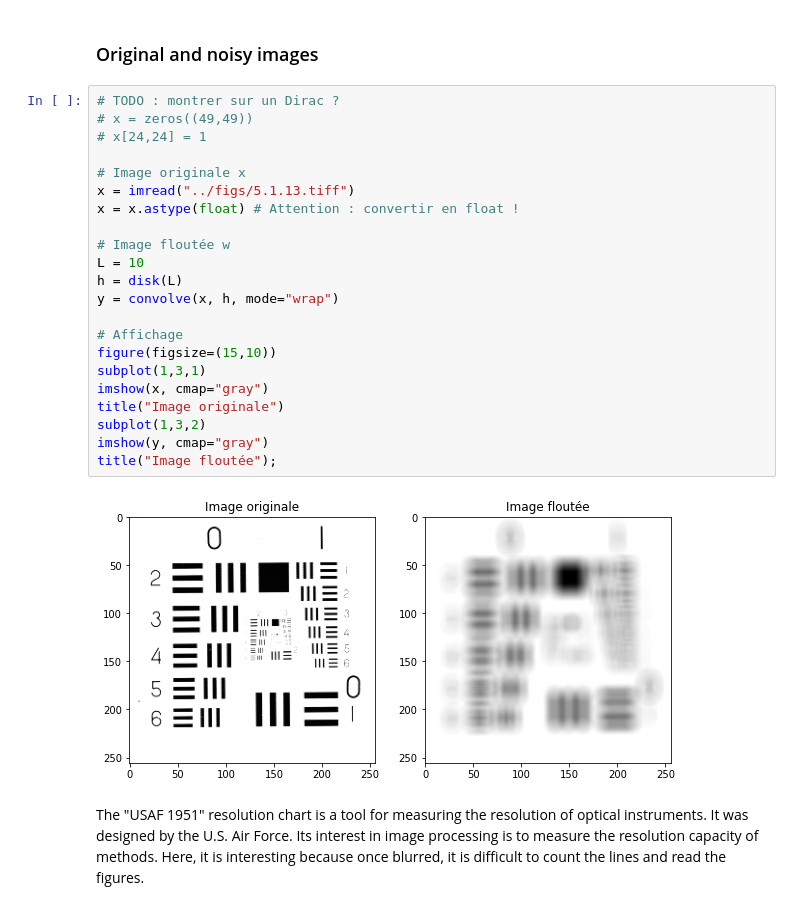
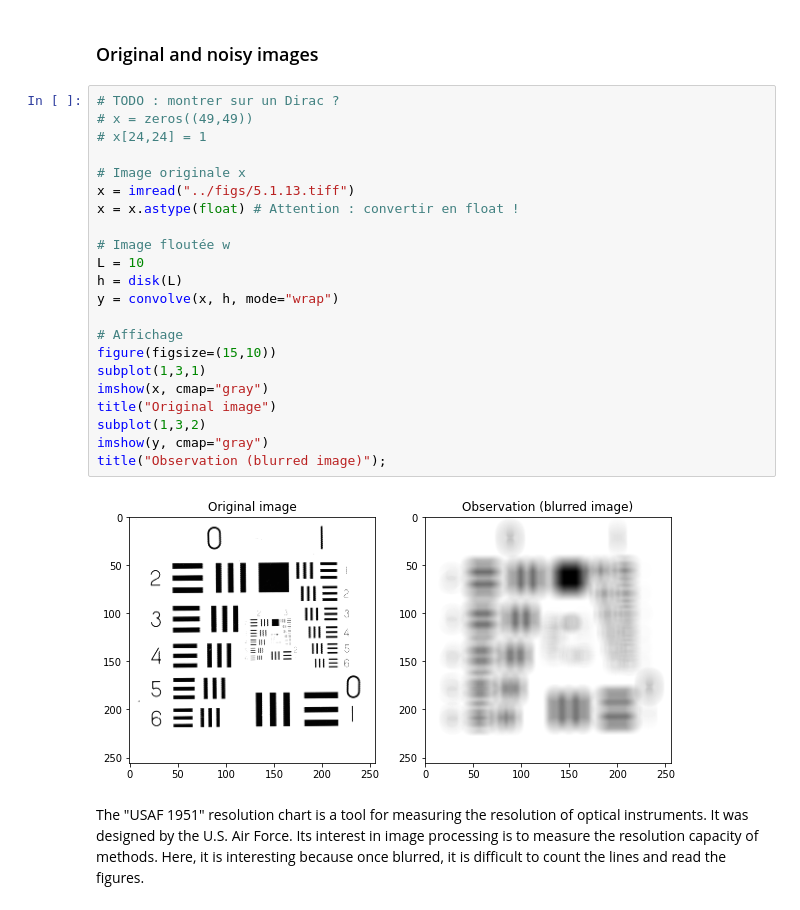
Before and after one commit to vincmazet/bip, a Jupyter notebook: _sources/labs/correc5.ipynb, the cells around one changed output. Cells and saved outputs as stored; diff of their text form.

```diff
--- a/_sources/labs/correc5.ipynb
+++ b/_sources/labs/correc5.ipynb
@@ -369,27 +389,27 @@ from matplotlib.pyplot import imshow, show, title, figure, subplot, plot, xlabel
 # %%
 # TODO : montrer sur un Dirac ?
 # x = zeros((49,49))
 # x[24,24] = 1
 
 # Image originale x
 x = imread("../figs/5.1.13.tiff")
 x = x.astype(float) # Attention : convertir en float !
 
 # Image floutée w
 L = 10
 h = disk(L)
 y = convolve(x, h, mode="wrap")
 
 # Affichage
 figure(figsize=(15,10))
 subplot(1,3,1)
 imshow(x, cmap="gray")
-title("Image originale")
+title("Original image")
 subplot(1,3,2)
 imshow(y, cmap="gray")
-title("Image floutée");
+title("Observation (blurred image)");
 # %% [output]
-[figure, old version]
+[figure, new version]
 # %% [markdown]
 The "USAF 1951" resolution chart is a tool for measuring the resolution of optical instruments.
 It was designed by the U.S. Air Force.
```
Also changed, not shown: parts of 19 cells of this notebook, 28 other files.
